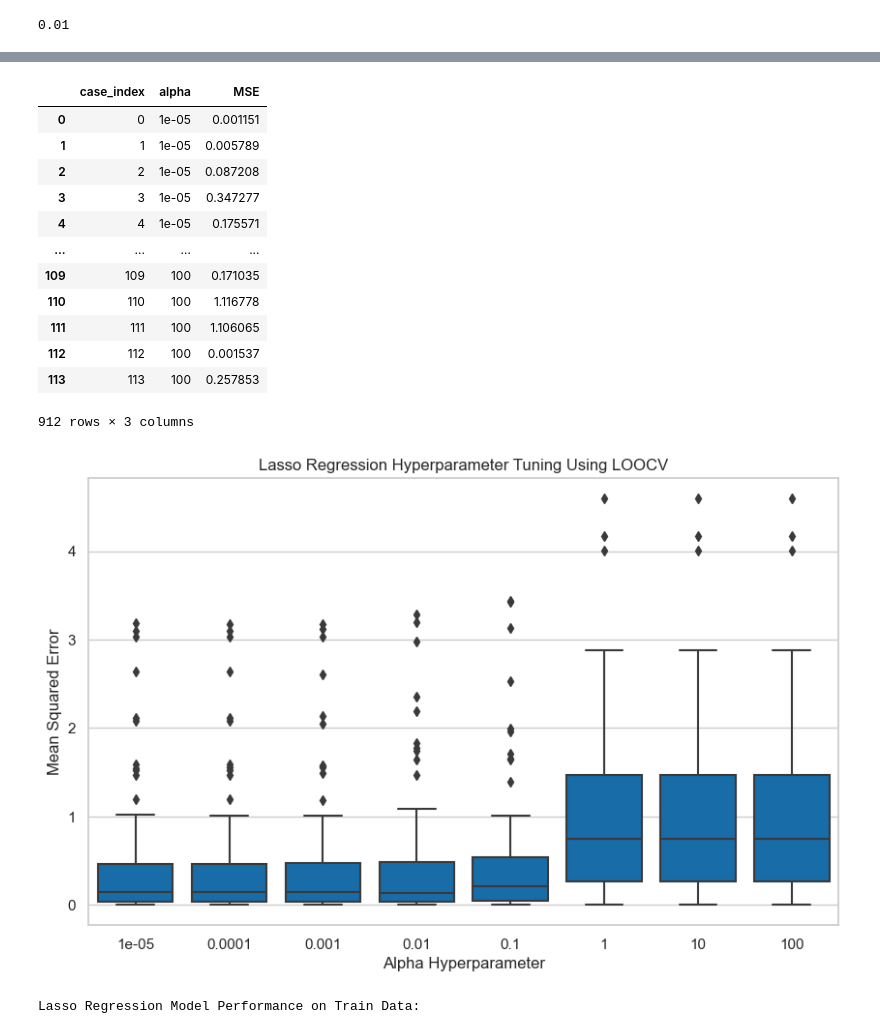
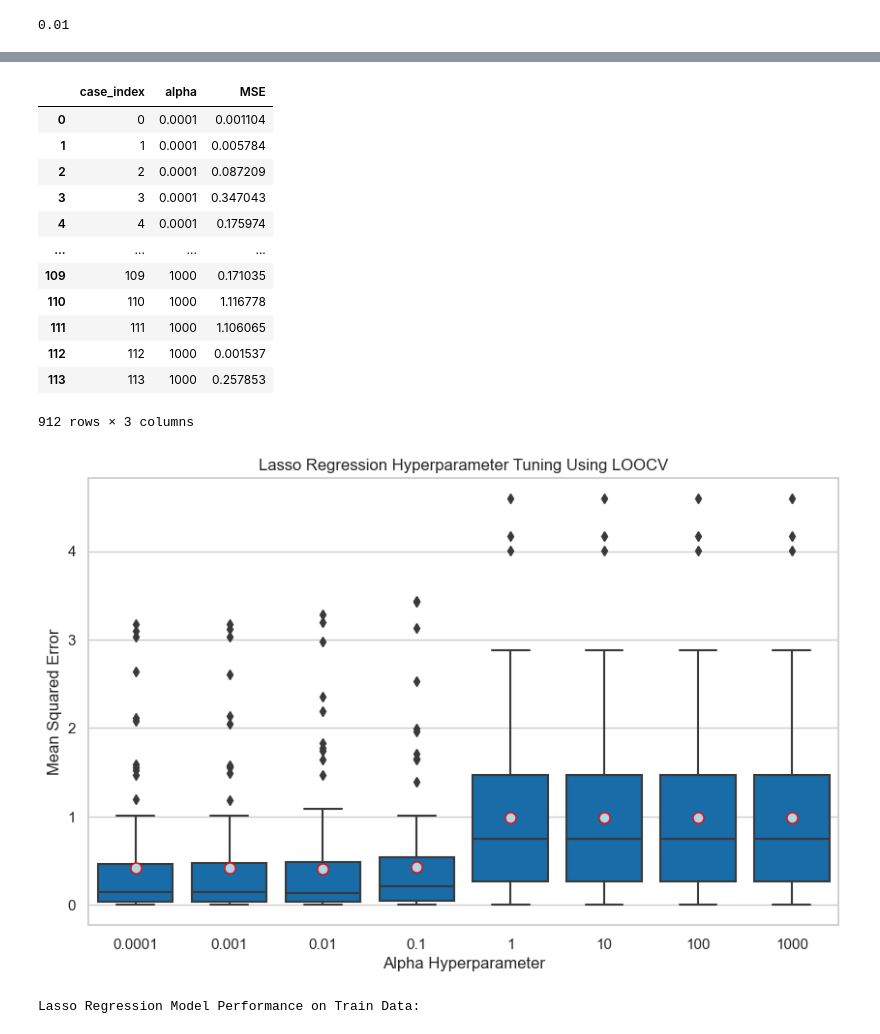
Before and after one commit to JohnPaulinePineda/Supervised-Machine-Learning-Regression-Final-Assignment, a Jupyter notebook: RegressionForMachineLearning_FinalAssignment.ipynb, the cells around one changed output, grey strips where cells are left out. Cells and saved outputs as stored; diff of their text form; code cells hidden in the pictures.

```diff
--- a/RegressionForMachineLearning_FinalAssignment.ipynb
+++ b/RegressionForMachineLearning_FinalAssignment.ipynb
@@ -2095,7 +2099,9 @@ axes.set(xlabel='Actual Cancer Rate',
 # Defining the hyperparameters
 # for the ridge regression model
 ##################################
-alphas = [0.00001,0.0001,0.001,0.01,0.1,1,10,100]
+alphas = [0.0001,0.001,0.01,0.1,1,10,100,1000]
+alphas_string = map(str, alphas)
+alphas_string = list(alphas_string)
 
 ##################################
 # Defining a pipeline for the
@@ -2233,7 +2239,9 @@ axes.set(xlabel='Actual Cancer Rate',
 # Defining the hyperparameters
 # for the lasso regression model
 ##################################
-alphas = [0.00001,0.0001,0.001,0.01,0.1,1,10,100]
+alphas = [0.0001,0.001,0.01,0.1,1,10,100,1000]
+alphas_string = map(str, alphas)
+alphas_string = list(alphas_string)
 
 ##################################
 # Defining a pipeline for the
@@ -2286,40 +2294,48 @@ display(lasso_regression_LOOCV)
 114 rows × 9 columns
 # %%
 lasso_regression_LOOCV = pd.melt(lasso_regression_LOOCV,
-                                 id_vars=['case_index'],
-                                 value_vars=['1e-05', '0.0001', '0.001', '0.01', '0.1', '1', '10', '100'],
-                                 ignore_index=False)
+                                 id_vars = ['case_index'],
+                                 value_vars = alphas_string,
+                                 ignore_index = False)
 lasso_regression_LOOCV.rename(columns = {'variable':'alpha', 'value':'MSE'}, inplace = True)
 display(lasso_regression_LOOCV)
 # %% [output]
 |  | case_index | alpha | MSE |
-| 0 | 0 | 1e-05 | 0.001151 |
-| 1 | 1 | 1e-05 | 0.005789 |
-| 2 | 2 | 1e-05 | 0.087208 |
-| 3 | 3 | 1e-05 | 0.347277 |
-| 4 | 4 | 1e-05 | 0.175571 |
+| 0 | 0 | 0.0001 | 0.001104 |
+| 1 | 1 | 0.0001 | 0.005784 |
+| 2 | 2 | 0.0001 | 0.087209 |
+| 3 | 3 | 0.0001 | 0.347043 |
+| 4 | 4 | 0.0001 | 0.175974 |
 | ... | ... | ... | ... |
-| 109 | 109 | 100 | 0.171035 |
-| 110 | 110 | 100 | 1.116778 |
-| 111 | 111 | 100 | 1.106065 |
-| 112 | 112 | 100 | 0.001537 |
-| 113 | 113 | 100 | 0.257853 |
+| 109 | 109 | 1000 | 0.171035 |
+| 110 | 110 | 1000 | 1.116778 |
+| 111 | 111 | 1000 | 1.106065 |
+| 112 | 112 | 1000 | 0.001537 |
+| 113 | 113 | 1000 | 0.257853 |
 912 rows × 3 columns
 # %%
 ##################################
 # Plotting the lasso regression
 # hyperparameter tuning results
 # using LOOCV
 ##################################
 sns.set(style="whitegrid")
 plt.figure(figsize=(10, 6))
-sns.boxplot(x='alpha', y='MSE', data=lasso_regression_LOOCV, color="#0070C0")
+sns.boxplot(x='alpha',
+            y='MSE',
+            data=lasso_regression_LOOCV,
+            color='#0070C0',
+            showmeans=True,
+            meanprops={'marker':'o',
+                       'markerfacecolor':'#ADD8E6',
+                       'markeredgecolor':'#FF0000',
+                       'markersize':'8'})
 plt.xlabel('Alpha Hyperparameter')
 plt.ylabel('Mean Squared Error')
 plt.title('Lasso Regression Hyperparameter Tuning Using LOOCV')
 plt.show()
 # %% [output]
-[figure, old version]
+[figure, new version]
 # %%
 ##################################
 # Evaluating the lasso regression model
```
Also changed, not shown: parts of 27 cells of this notebook.
